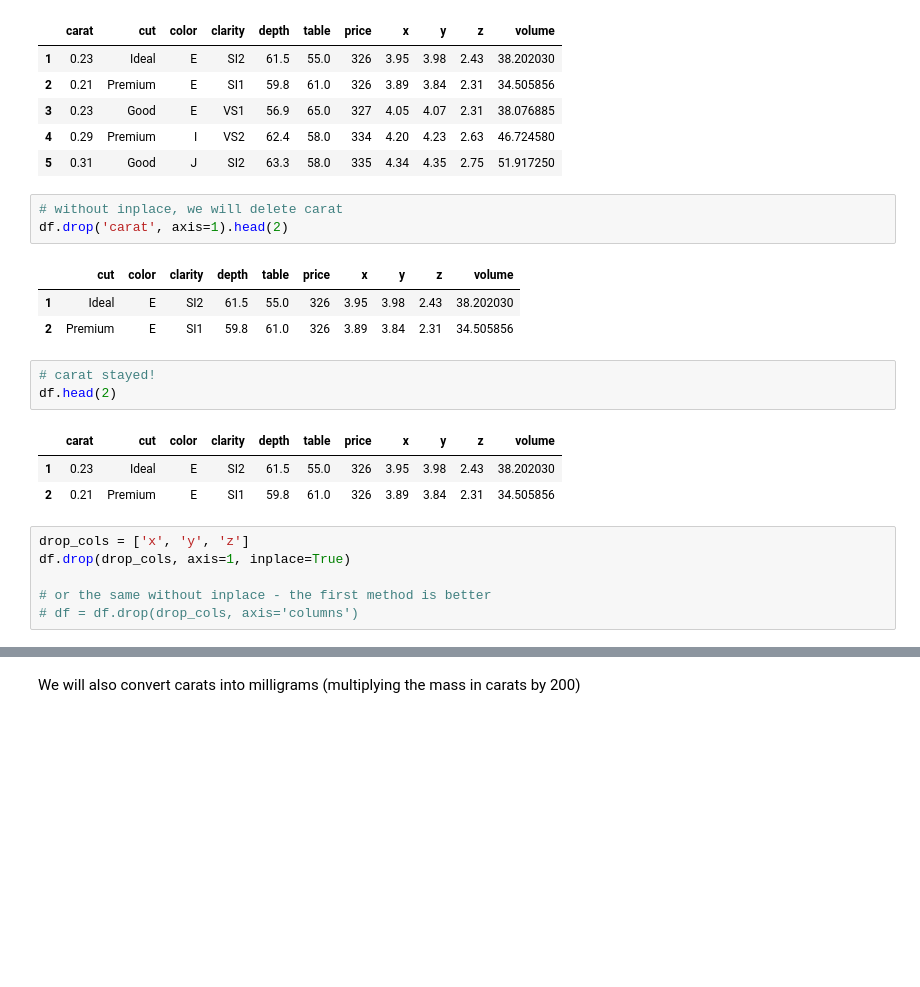
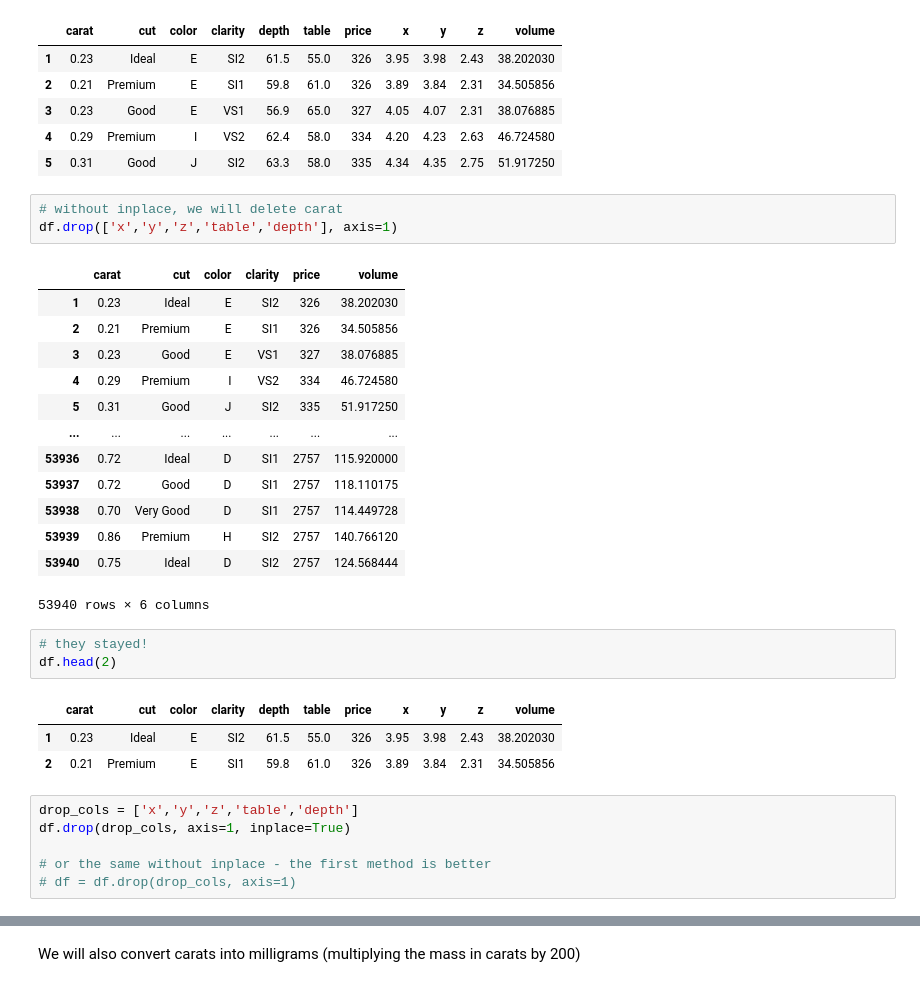
Before and after one commit to ilyaaaaaaaa/-Data_Analysis_HSE-UoL_IR.github.io, a Jupyter notebook: sems/sem071_pandas_intro.ipynb, the cells around one changed output, grey strips where cells are left out. Drawn from its saved outputs; the diff is of its cells as text; blank space fills up the shorter version.

```diff
--- a/sems/sem071_pandas_intro.ipynb
+++ b/sems/sem071_pandas_intro.ipynb
@@ -614,24 +641,34 @@ df.head()
 | 5 | 0.31 | Good | J | SI2 | 63.3 | 58.0 | 335 | 4.34 | 4.35 | 2.75 | 51.917250 |
 # %%
 # without inplace, we will delete carat
-df.drop('carat', axis=1).head(2)
+df.drop(['x','y','z','table','depth'], axis=1)
 # %% [output]
-|  | cut | color | clarity | depth | table | price | x | y | z | volume |
-| 1 | Ideal | E | SI2 | 61.5 | 55.0 | 326 | 3.95 | 3.98 | 2.43 | 38.202030 |
-| 2 | Premium | E | SI1 | 59.8 | 61.0 | 326 | 3.89 | 3.84 | 2.31 | 34.505856 |
+|  | carat | cut | color | clarity | price | volume |
+| 1 | 0.23 | Ideal | E | SI2 | 326 | 38.202030 |
+| 2 | 0.21 | Premium | E | SI1 | 326 | 34.505856 |
+| 3 | 0.23 | Good | E | VS1 | 327 | 38.076885 |
+| 4 | 0.29 | Premium | I | VS2 | 334 | 46.724580 |
+| 5 | 0.31 | Good | J | SI2 | 335 | 51.917250 |
+| ... | ... | ... | ... | ... | ... | ... |
+| 53936 | 0.72 | Ideal | D | SI1 | 2757 | 115.920000 |
+| 53937 | 0.72 | Good | D | SI1 | 2757 | 118.110175 |
+| 53938 | 0.70 | Very Good | D | SI1 | 2757 | 114.449728 |
+| 53939 | 0.86 | Premium | H | SI2 | 2757 | 140.766120 |
+| 53940 | 0.75 | Ideal | D | SI2 | 2757 | 124.568444 |
+53940 rows × 6 columns
 # %%
-# carat stayed!
+# they stayed!
 df.head(2)
 # %% [output]
 |  | carat | cut | color | clarity | depth | table | price | x | y | z | volume |
 | 1 | 0.23 | Ideal | E | SI2 | 61.5 | 55.0 | 326 | 3.95 | 3.98 | 2.43 | 38.202030 |
 | 2 | 0.21 | Premium | E | SI1 | 59.8 | 61.0 | 326 | 3.89 | 3.84 | 2.31 | 34.505856 |
 # %%
-drop_cols = ['x', 'y', 'z']
+drop_cols = ['x','y','z','table','depth']
 df.drop(drop_cols, axis=1, inplace=True)
 
 # or the same without inplace - the first method is better
-# df = df.drop(drop_cols, axis='columns')
+# df = df.drop(drop_cols, axis=1)
 # %%
 df.head(2)
 # %% [output]
```
Also changed, not shown: parts of 65 cells of this notebook, 1 other file.
